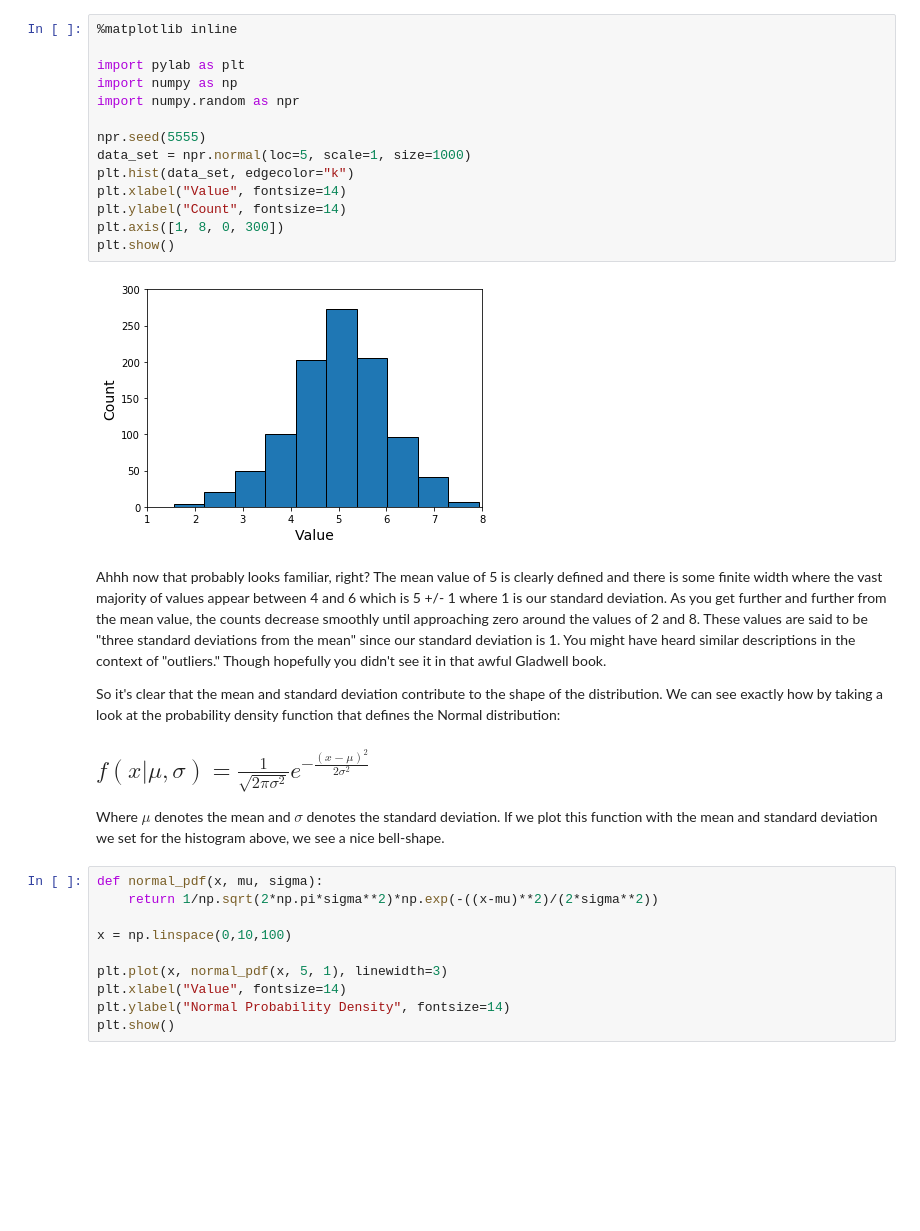
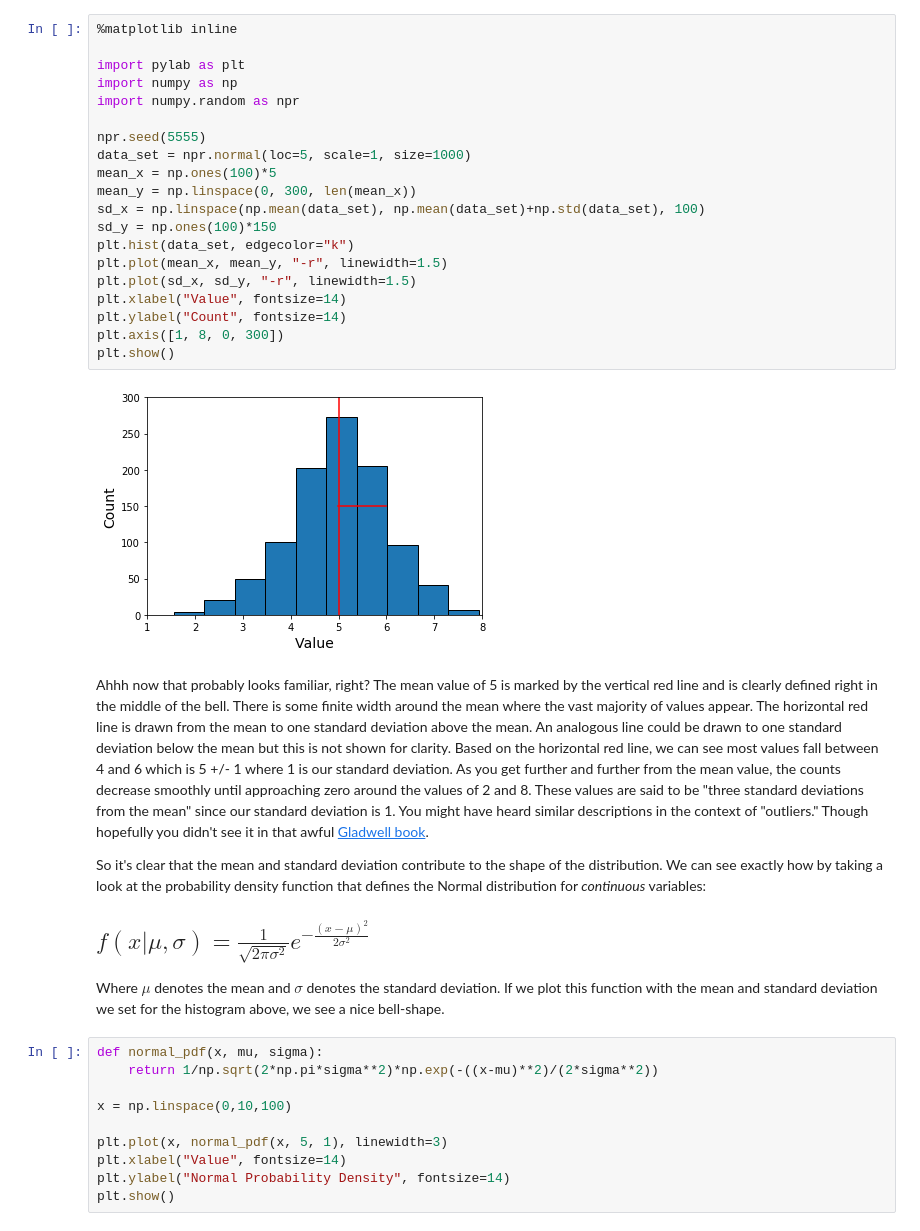
Before and after one commit to mas16/Lectures, a Jupyter notebook: histogram_fitting.ipynb, the cells around one changed output. Drawn from its saved outputs; the diff is of its cells as text; blank space fills up the shorter version.

```diff
--- a/histogram_fitting.ipynb
+++ b/histogram_fitting.ipynb
@@ -15,23 +15,29 @@ Let's generate a well-defined histogram using the Normal distribution. We can do
 # %%
 %matplotlib inline
 
 import pylab as plt
 import numpy as np
 import numpy.random as npr
 
 npr.seed(5555)
 data_set = npr.normal(loc=5, scale=1, size=1000)
+mean_x = np.ones(100)*5
+mean_y = np.linspace(0, 300, len(mean_x))
+sd_x = np.linspace(np.mean(data_set), np.mean(data_set)+np.std(data_set), 100)
+sd_y = np.ones(100)*150
 plt.hist(data_set, edgecolor="k")
+plt.plot(mean_x, mean_y, "-r", linewidth=1.5)
+plt.plot(sd_x, sd_y, "-r", linewidth=1.5)
 plt.xlabel("Value", fontsize=14)
 plt.ylabel("Count", fontsize=14)
 plt.axis([1, 8, 0, 300])
 plt.show()
 # %% [output]
-[figure, old version]
+[figure, new version]
 # %% [markdown]
-Ahhh now that probably looks familiar, right? The mean value of 5 is clearly defined and there is some finite width where the vast majority of values appear between 4 and 6 which is 5 +/- 1 where 1 is our standard deviation. As you get further and further from the mean value, the counts decrease smoothly until approaching zero around the values of 2 and 8. These values are said to be "three standard deviations from the mean" since our standard deviation is 1. You might have heard similar descriptions in the context of "outliers." Though hopefully you didn't see it in that awful Gladwell book.
+Ahhh now that probably looks familiar, right? The mean value of 5 is marked by the vertical red line and is clearly defined right in the middle of the bell. There is some finite width around the mean where the vast majority of values appear. The horizontal red line is drawn from the mean to one standard deviation above the mean. An analogous line could be drawn to one standard deviation below the mean but this is not shown for clarity. Based on the horizontal red line, we can see most values fall between 4 and 6 which is 5 +/- 1 where 1 is our standard deviation. As you get further and further from the mean value, the counts decrease smoothly until approaching zero around the values of 2 and 8. These values are said to be "three standard deviations from the mean" since our standard deviation is 1. You might have heard similar descriptions in the context of "outliers." Though hopefully you didn't see it in that awful [Gladwell book](https://en.wikipedia.org/wiki/Outliers_(book)).
 
-So it's clear that the mean and standard deviation contribute to the shape of the distribution. We can see exactly how by taking a look at the probability density function that defines the Normal distribution:
+So it's clear that the mean and standard deviation contribute to the shape of the distribution. We can see exactly how by taking a look at the probability density function that defines the Normal distribution for *continuous* variables:
 
 ## $f(x\vert\mu,\sigma) = \frac{1}{\sqrt{2\pi\sigma^2}}e^{-\frac{(x-\mu)^2}{2\sigma^2}}$
 
```
Also changed, not shown: parts of 12 cells of this notebook.
